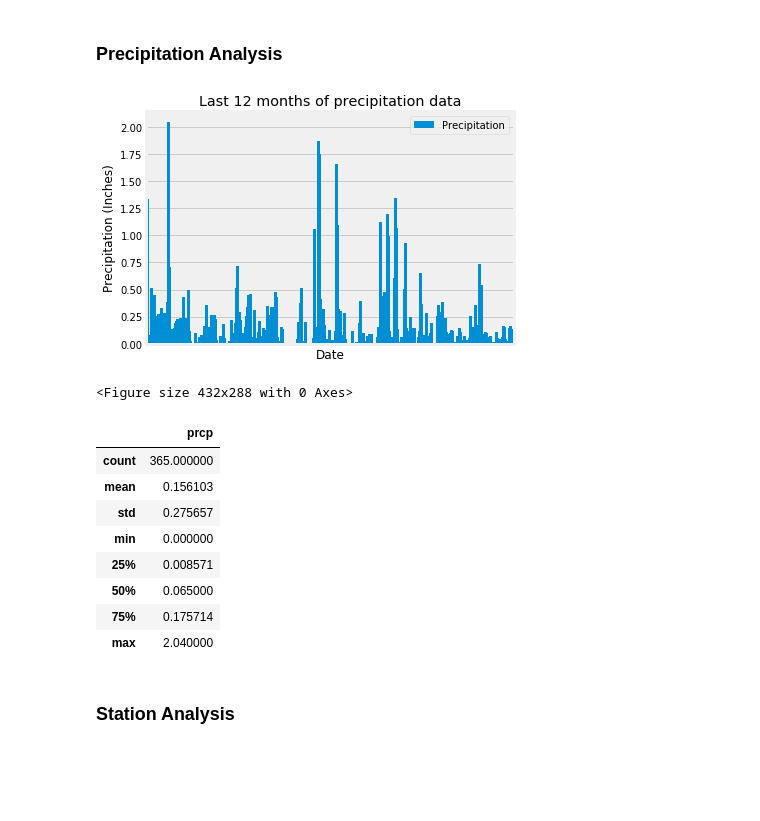
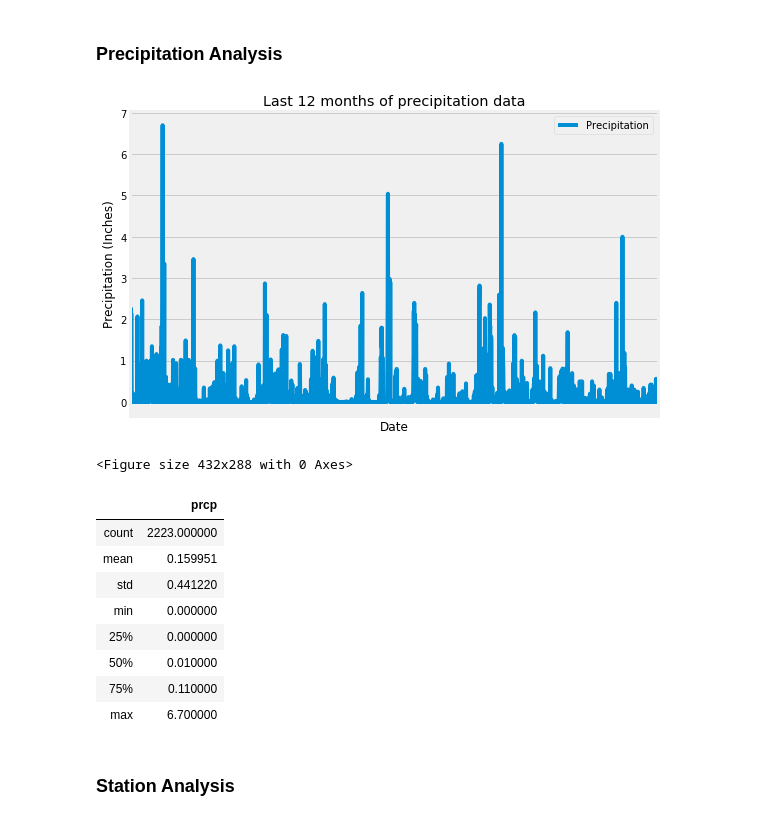
Before and after one commit to dialsilv/sqlalchemy-challenge, a Jupyter notebook: DS_climate.ipynb, the cells around one changed output. Cells and saved outputs as stored; diff of their text form; code cells hidden in the pictures; blank space fills up the shorter version.

```diff
--- a/DS_climate.ipynb
+++ b/DS_climate.ipynb
@@ -101,54 +101,50 @@ results_tobs_none
 # Design a query to retrieve the last 12 months of precipitation data and plot the results
 
 # Calculate the date 1 year ago from the last data point in the database
 last_date = session.query(Measurement.date).order_by(Measurement.date.desc()).first()
 
 twelve_months_ago = dt.datetime.strptime(last_date[0], '%Y-%m-%d') - dt.timedelta(days=365)
 twelve_months_ago
 
 # Perform a query to retrieve the data and precipitation scores
-prcp_last_twelve_months = session.query(Measurement.date, func.avg(Measurement.prcp)).\
+prcp_last_twelve_months = session.query(Measurement.date, Measurement.prcp).\
     filter(Measurement.date > twelve_months_ago).\
-    group_by(Measurement.date).\
     order_by(Measurement.date).all()
 
 prcp_last_twelve_months
 
 # Save the query results as a Pandas DataFrame and set the index to the date column
 df_prcp_last_twelve = pd.DataFrame(prcp_last_twelve_months, columns=['date','prcp'])
 df_prcp_last_twelve.set_index('date',inplace=True)
 df_prcp_last_twelve
 # Sort the dataframe by date
 
 # Use Pandas Plotting with Matplotlib to plot the data
-ax = df_prcp_last_twelve.plot(kind='bar', width = 3, grid=True)
+ax = df_prcp_last_twelve.plot(grid=True, figsize = (8,5))
 plt.legend(['Precipitation'])
-# ax.grid(True, axis='both')
-# ax.xaxis.grid(True, which='minor', linestyle='-', linewidth=0.25)
-# ax.yaxis.grid(True, which='minor', linestyle='-', linewidth=0.25)
 plt.xticks([])
 plt.xlabel("Date")
 plt.ylabel("Precipitation (Inches)")
 plt.title("Last 12 months of precipitation data")
 plt.tight_layout()
 plt.show()
 plt.savefig("Output/Bars_Precipitation_last12months_data.png")
 # %% [output]
-[figure, old version]
+[figure, new version]
 <Figure size 432x288 with 0 Axes>
 # %%
 # Use Pandas to calcualte the summary statistics for the precipitation data
 df_prcp_last_twelve.describe()
 # %% [output]
 |  | prcp |
-| count | 365.000000 |
-| mean | 0.156103 |
-| std | 0.275657 |
+| count | 2223.000000 |
+| mean | 0.159951 |
+| std | 0.441220 |
 | min | 0.000000 |
-| 25% | 0.008571 |
-| 50% | 0.065000 |
-| 75% | 0.175714 |
-| max | 2.040000 |
+| 25% | 0.000000 |
+| 50% | 0.010000 |
+| 75% | 0.110000 |
+| max | 6.700000 |
 # %% [markdown]
 <h3> Station Analysis </h3>
 # %%
```
Also changed, not shown: parts of 8 cells of this notebook, 3 other files.
